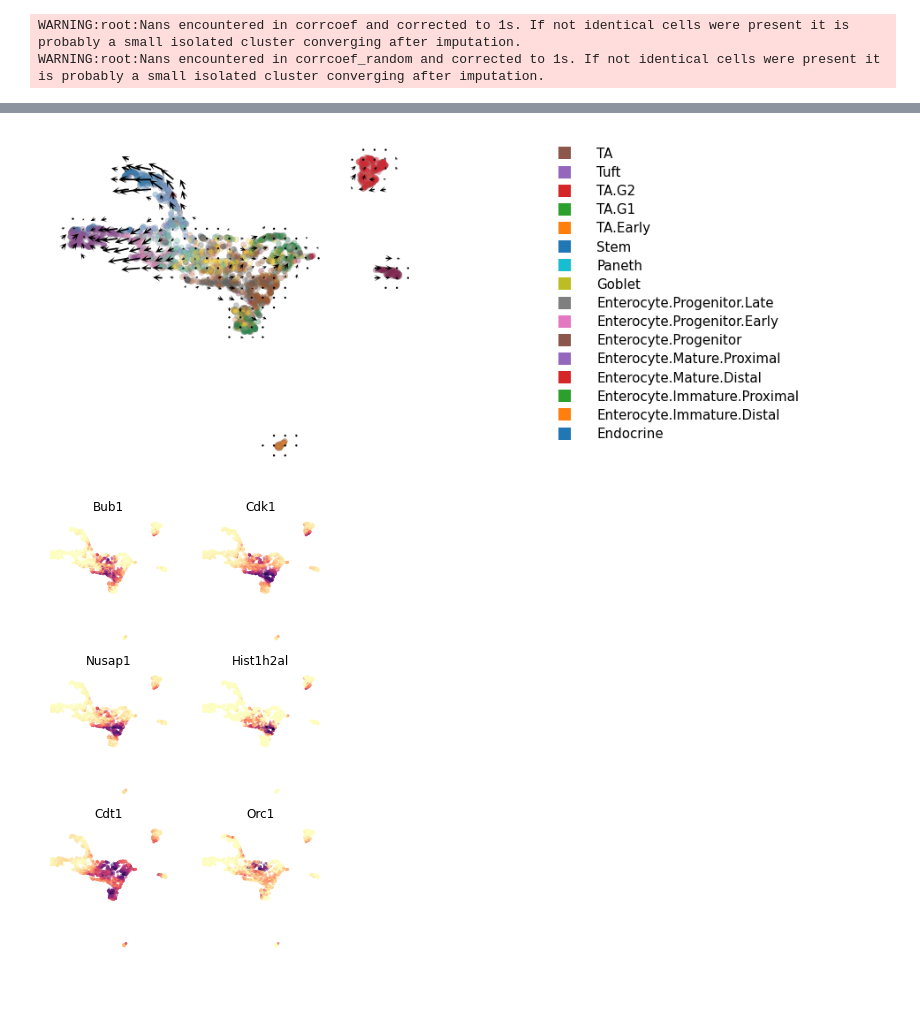
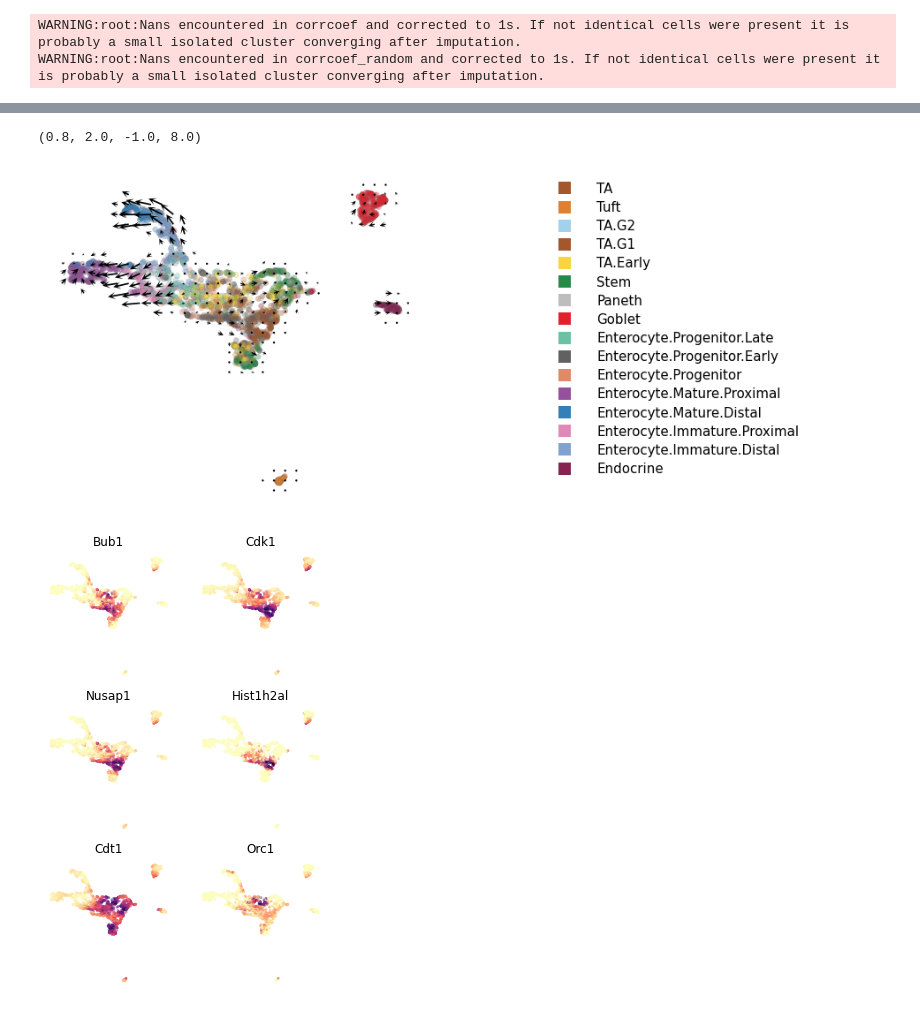
Before and after one commit to pradipdas9040/M.Tech-Dissertation, a Jupyter notebook: Haber_et_al(UMAP).ipynb, the cells around one changed output, grey strips where cells are left out. Drawn from its saved outputs; the diff is of its cells as text; code cells hidden in the pictures.

```diff
--- a/Haber_et_al(UMAP).ipynb
+++ b/Haber_et_al(UMAP).ipynb
@@ -353,7 +353,7 @@ vlm.plot_grid_arrows(quiver_scale=1.4,
                      plot_random=False, scale_type="relative")
 plt.subplot(122)
 for zz, (k, v) in enumerate(L[::-1]):
-    plt.scatter(1, zz/2., marker="s", lw=0., edgecolor="k", s=220)
+    plt.scatter(1, zz/2., c=v, marker="s", lw=0., edgecolor="k", s=220)
     plt.text(1.1, zz/2., k, fontdict={"va":"center", "size":15})
 plt.xlim(0.8,2)
 plt.ylim(-1,8)
@@ -363,4 +378,5 @@ plt.axis("off")
+(0.8, 2.0, -1.0, 8.0)
-[figure, old version]
+[figure, new version]
 # %%
 ds = loompy.connect("/content/data/Haber_et_al.loom")
 
```
Also changed, not shown: parts of 1 cell of this notebook.
